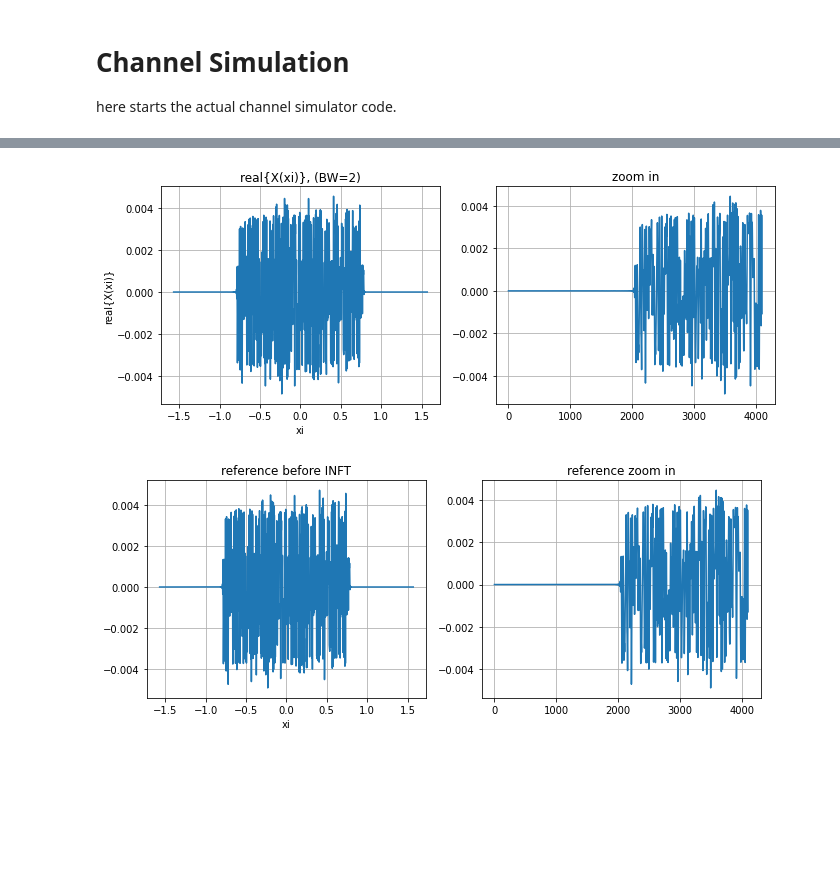
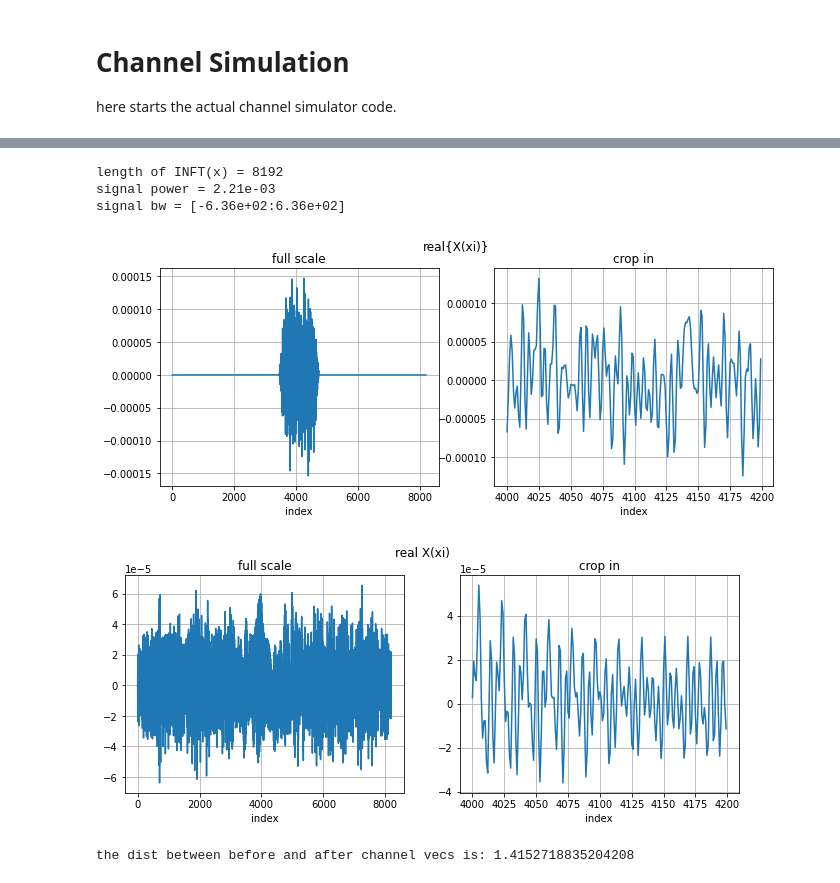
Before and after one commit to Yarden92/Thesis-code, a Jupyter notebook: apps/single_run_full_debug_cleaner.ipynb, the cells around one changed output, grey strips where cells are left out. Cells and saved outputs as stored; diff of their text form; code cells hidden in the pictures; blank space fills up the shorter version.

```diff
--- a/apps/single_run_full_debug_cleaner.ipynb
+++ b/apps/single_run_full_debug_cleaner.ipynb
@@ -122,6 +82,19 @@ Visualizer.my_plot(zm, np.imag(cs.x[6][zm]), name=f'imag X(xi)', xlabel='index',
-# %%
-# cs.x[6] *= 1e11
-cs.step7_nft()  # nft
-# %% [output]
-[figure, removed]
-[figure, removed]
+# %%
+# cs.step5_inft()  # inft
+cs.x[5] = cs.cb.inft(cs.x[4], cs.tvec, cs.xivec)  # , self.P_0)
+
+print(f'length of INFT(x) = {len(cs.x[5])}')
+Visualizer.print_signal_specs(cs.x[5], cs.tvec)
+Visualizer.twin_zoom_plot('real{X(xi)}', np.real(cs.x[5]), range(4000, 4200))
+# %% [output]
+length of INFT(x) = 8192
+signal power = 2.21e-03
+signal bw = [-6.36e+02:6.36e+02]
+[figure, added]
+# %%
+cs.step6_channel()  # channel (ssf)
+norm2 = np.linalg.norm(cs.x[6]-cs.x[5],2)/np.linalg.norm(cs.x[5],2)
+print(f'the dist between before and after channel vecs is: {norm2}')
+# %% [output]
+[figure, added]
+the dist between before and after channel vecs is: 1.4152718835204208
```
Also changed, not shown: parts of 17 cells of this notebook, 10 other files.
